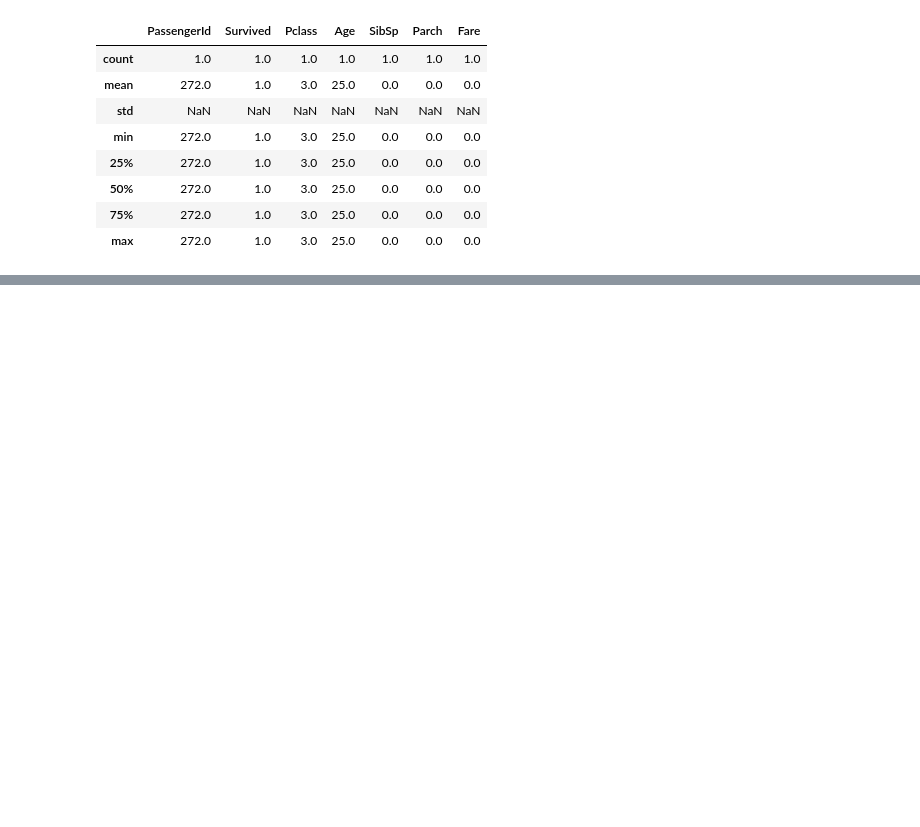
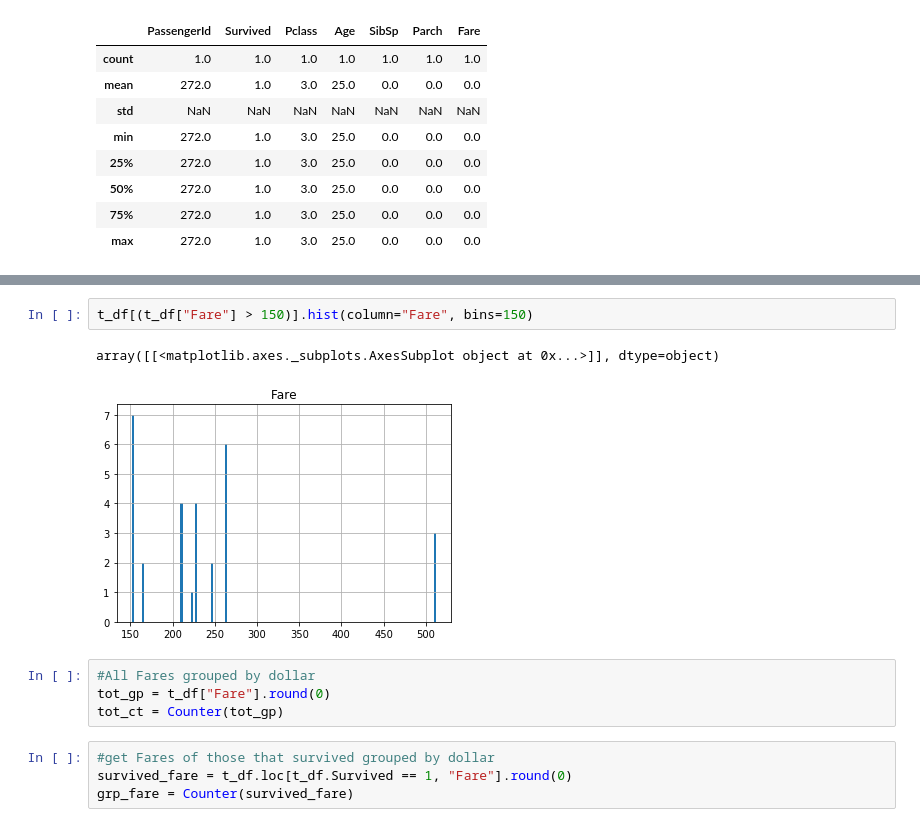
Before and after one commit to JSitter/DS-1-Data-Analysis, a Jupyter notebook: Titanic Story.ipynb, the cells around one changed output, grey strips where cells are left out. Saved outputs shown, nothing was run; the diff lists cells and outputs as text; blank space fills up the shorter version.

```diff
--- a/Titanic Story.ipynb
+++ b/Titanic Story.ipynb
@@ -71,0 +88,13 @@ array([[<matplotlib.axes._subplots.AxesSubplot object at 0x...>]], dtype=object)
+# %%
+t_df[(t_df["Fare"] > 150)].hist(column="Fare", bins=150)
+# %% [output]
+array([[<matplotlib.axes._subplots.AxesSubplot object at 0x...>]], dtype=object)
+[figure, added]
+# %%
+#All Fares grouped by dollar
+tot_gp = t_df["Fare"].round(0)
+tot_ct = Counter(tot_gp)
+# %%
+#get Fares of those that survived grouped by dollar
+survived_fare = t_df.loc[t_df.Survived == 1, "Fare"].round(0)
+grp_fare = Counter(survived_fare)
```
Also changed, not shown: parts of 7 cells of this notebook.
